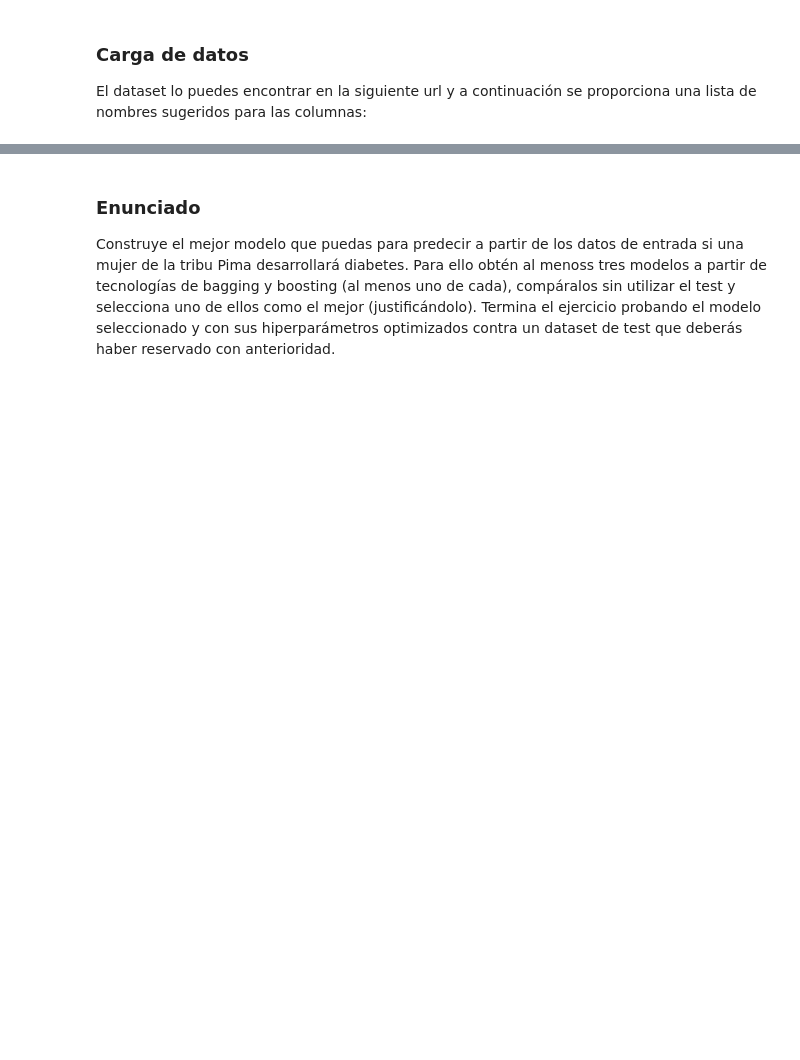
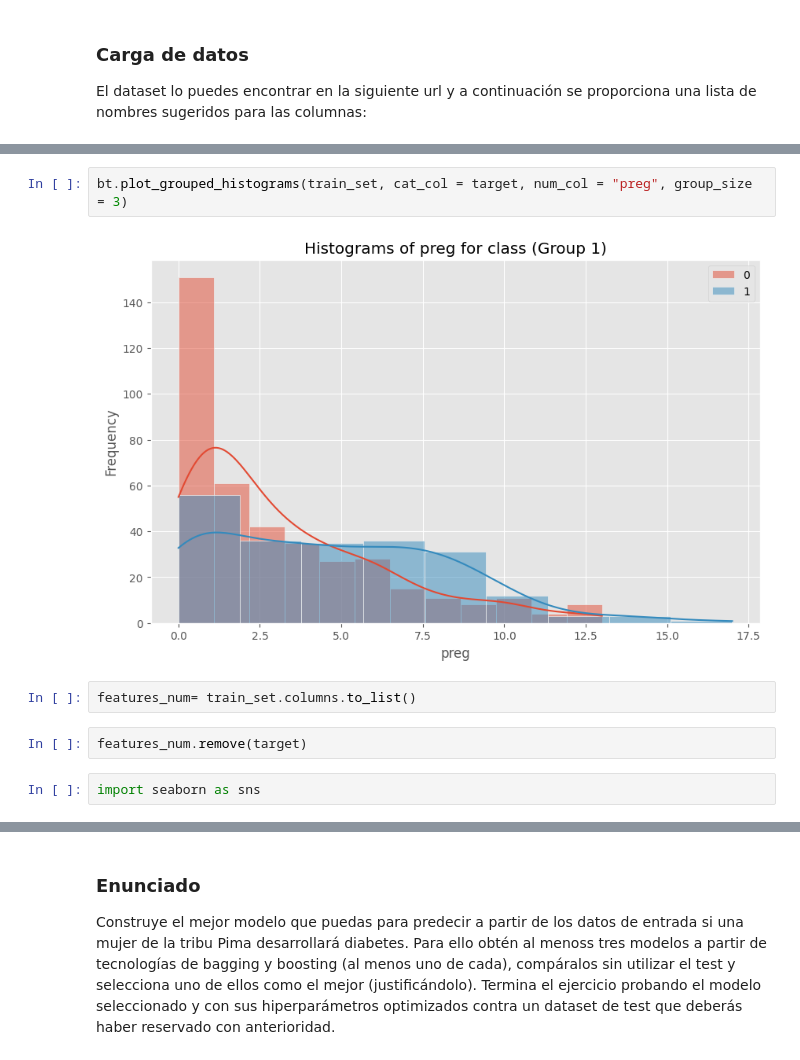
Before and after one commit to Fredmulato93/ONLINE_DS_THEBRIDGE_FRED_MULATO_93, a Jupyter notebook: 04_Machine_Learning/Sprint_11/Unidad_02/Practica_Obligatoria/18_Practica_Obligatoria_Ensamblado_de_modelos.ipynb, the cells around one changed output, grey strips where cells are left out. Cells and saved outputs as stored; diff of their text form; blank space fills up the shorter version.

```diff
--- a/04_Machine_Learning/Sprint_11/Unidad_02/Practica_Obligatoria/18_Practica_Obligatoria_Ensamblado_de_modelos.ipynb
+++ b/04_Machine_Learning/Sprint_11/Unidad_02/Practica_Obligatoria/18_Practica_Obligatoria_Ensamblado_de_modelos.ipynb
@@ -59,0 +136,10 @@ NameError: name 'df' is not defined
+# %%
+bt.plot_grouped_histograms(train_set, cat_col = target, num_col = "preg", group_size = 3)
+# %% [output]
+[figure, added]
+# %%
+features_num= train_set.columns.to_list()
+# %%
+features_num.remove(target)
+# %%
+import seaborn as sns
```
Also changed, not shown: parts of 19 cells of this notebook, 6 other files.
